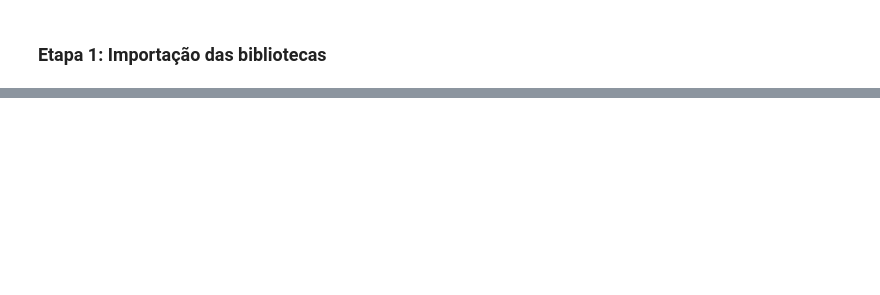
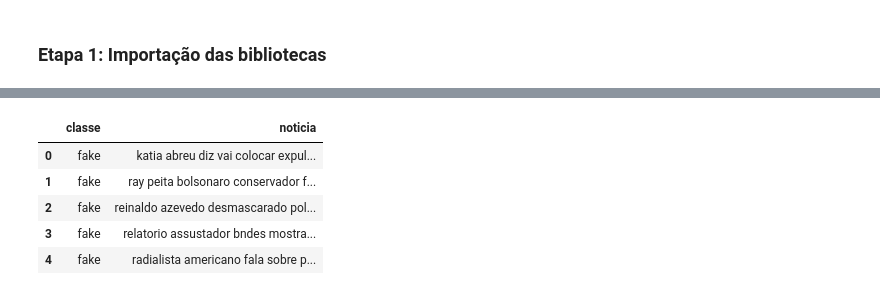
Before and after one commit to alexcamargoweb/wrseg-2020, a Jupyter notebook: notebooks/train_wrseg-2020.ipynb, the cells around one changed output, grey strips where cells are left out. Drawn from its saved outputs; the diff is of its cells as text; code cells hidden in the pictures; blank space fills up the shorter version.

```diff
--- a/notebooks/train_wrseg-2020.ipynb
+++ b/notebooks/train_wrseg-2020.ipynb
@@ -444,0 +62,10 @@ array([[0.4746826]], dtype=float32)
+# %%
+# Mostra os primeiros 5 registros
+dataset.head()
+# %% [output]
+|  | classe | noticia |
+| 0 | fake | katia abreu diz vai colocar expul... |
+| 1 | fake | ray peita bolsonaro conservador f... |
+| 2 | fake | reinaldo azevedo desmascarado pol... |
+| 3 | fake | relatorio assustador bndes mostra... |
+| 4 | fake | radialista americano fala sobre p... |
```
Also changed, not shown: parts of 116 cells of this notebook.
